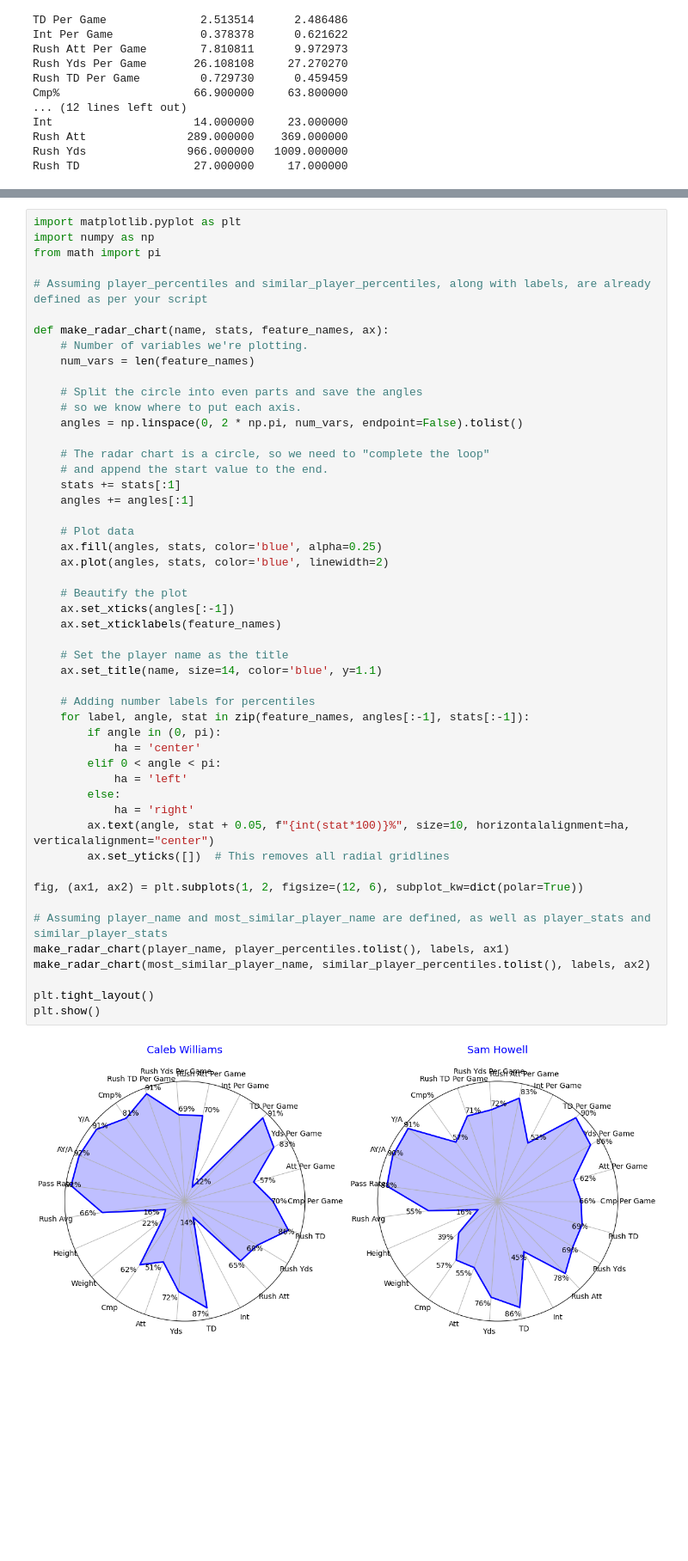
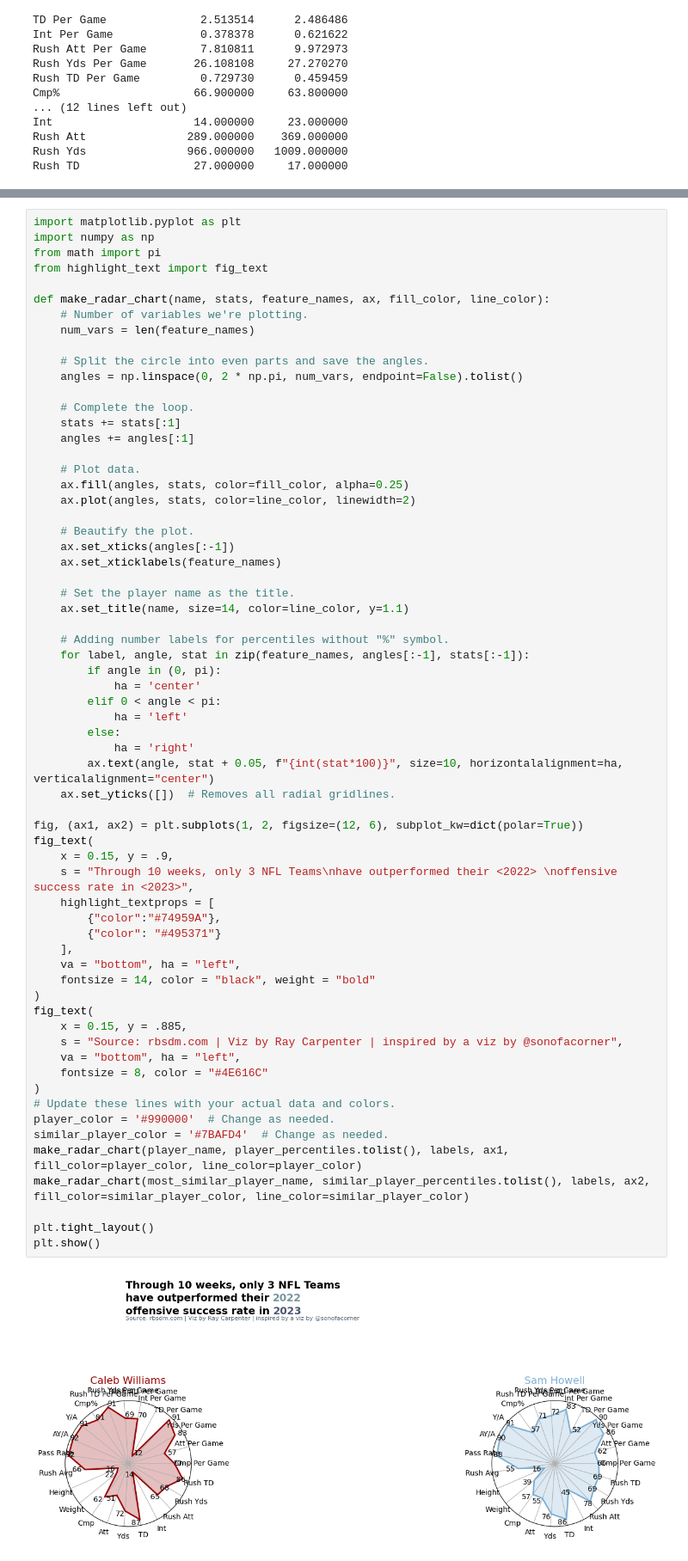
Before and after one commit to array-carpenter/14thstreetanalytics, a Jupyter notebook: nfl-draft/qb-notebook.ipynb, the cells around one changed output, grey strips where cells are left out. Shown at 86% size. Cells and saved outputs as stored; diff of their text form; blank space fills up the shorter version.

Commit message:
Added color slot

```diff
--- a/nfl-draft/qb-notebook.ipynb
+++ b/nfl-draft/qb-notebook.ipynb
@@ -276,51 +276,65 @@ except IndexError:
 import matplotlib.pyplot as plt
 import numpy as np
 from math import pi
+from highlight_text import fig_text
 
-# Assuming player_percentiles and similar_player_percentiles, along with labels, are already defined as per your script
-
-def make_radar_chart(name, stats, feature_names, ax):
+def make_radar_chart(name, stats, feature_names, ax, fill_color, line_color):
     # Number of variables we're plotting.
     num_vars = len(feature_names)
 
-    # Split the circle into even parts and save the angles
-    # so we know where to put each axis.
+    # Split the circle into even parts and save the angles.
     angles = np.linspace(0, 2 * np.pi, num_vars, endpoint=False).tolist()
 
-    # The radar chart is a circle, so we need to "complete the loop"
-    # and append the start value to the end.
+    # Complete the loop.
     stats += stats[:1]
     angles += angles[:1]
 
-    # Plot data
-    ax.fill(angles, stats, color='blue', alpha=0.25)
-    ax.plot(angles, stats, color='blue', linewidth=2)
+    # Plot data.
+    ax.fill(angles, stats, color=fill_color, alpha=0.25)
+    ax.plot(angles, stats, color=line_color, linewidth=2)
 
-    # Beautify the plot
+    # Beautify the plot.
     ax.set_xticks(angles[:-1])
     ax.set_xticklabels(feature_names)
 
-    # Set the player name as the title
-    ax.set_title(name, size=14, color='blue', y=1.1)
+    # Set the player name as the title.
+    ax.set_title(name, size=14, color=line_color, y=1.1)
 
-    # Adding number labels for percentiles
+    # Adding number labels for percentiles without "%" symbol.
     for label, angle, stat in zip(feature_names, angles[:-1], stats[:-1]):
         if angle in (0, pi):
             ha = 'center'
         elif 0 < angle < pi:
             ha = 'left'
         else:
             ha = 'right'
-        ax.text(angle, stat + 0.05, f"{int(stat*100)}%", size=10, horizontalalignment=ha, verticalalignment="center")
-        ax.set_yticks([])  # This removes all radial gridlines
+        ax.text(angle, stat + 0.05, f"{int(stat*100)}", size=10, horizontalalignment=ha, verticalalignment="center")
+    ax.set_yticks([])  # Removes all radial gridlines.
 
 fig, (ax1, ax2) = plt.subplots(1, 2, figsize=(12, 6), subplot_kw=dict(polar=True))
-
-# Assuming player_name and most_similar_player_name are defined, as well as player_stats and similar_player_stats
-make_radar_chart(player_name, player_percentiles.tolist(), labels, ax1)
-make_radar_chart(most_similar_player_name, similar_player_percentiles.tolist(), labels, ax2)
+fig_text(
+    x = 0.15, y = .9,
+    s = "Through 10 weeks, only 3 NFL Teams\nhave outperformed their <2022> \noffensive success rate in <2023>",
+    highlight_textprops = [
+        {"color":"#74959A"},
+        {"color": "#495371"}
+    ],
+    va = "bottom", ha = "left",
+    fontsize = 14, color = "black", weight = "bold"
+)
+fig_text(
+	x = 0.15, y = .885,
+    s = "Source: rbsdm.com | Viz by Ray Carpenter | inspired by a viz by @sonofacorner",
+	va = "bottom", ha = "left",
+	fontsize = 8, color = "#4E616C"
+)
+# Update these lines with your actual data and colors.
+player_color = '#990000'  # Change as needed.
+similar_player_color = '#7BAFD4'  # Change as needed.
+make_radar_chart(player_name, player_percentiles.tolist(), labels, ax1, fill_color=player_color, line_color=player_color)
+make_radar_chart(most_similar_player_name, similar_player_percentiles.tolist(), labels, ax2, fill_color=similar_player_color, line_color=similar_player_color)
 
 plt.tight_layout()
 plt.show()
 # %% [output]
-[figure, old version]
+[figure, new version]
```
Also changed, not shown: 1 other file.
